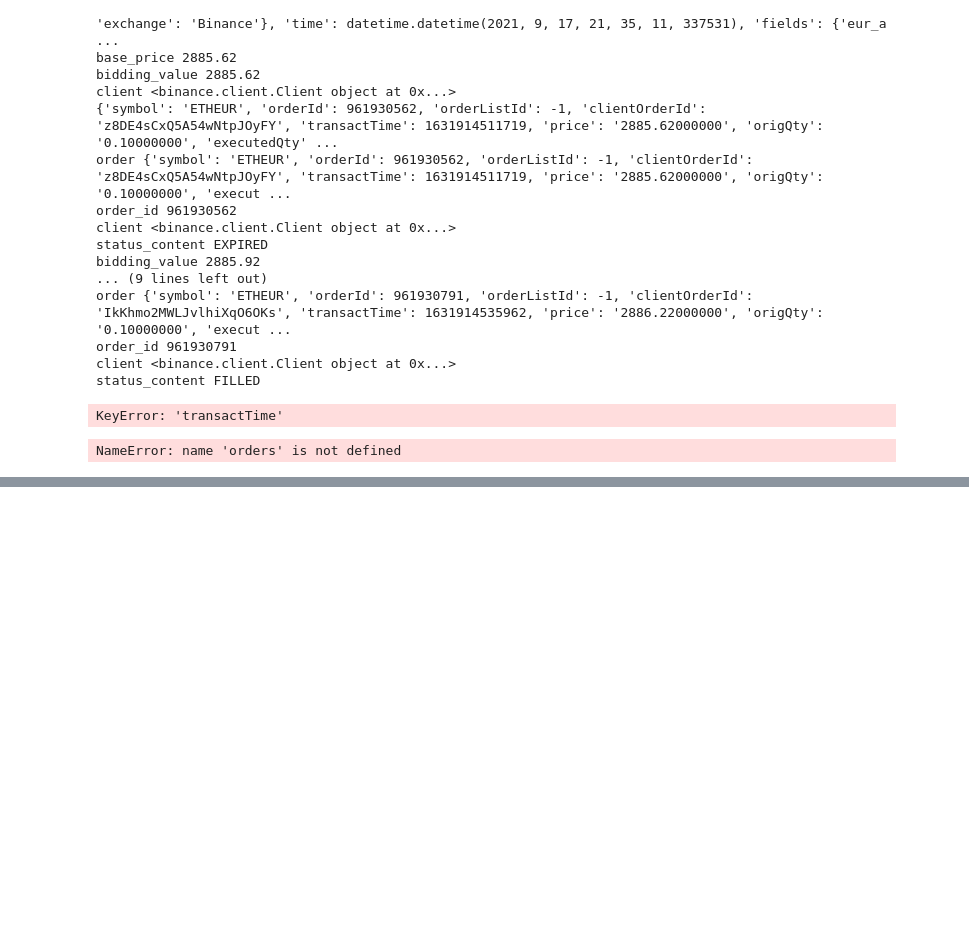
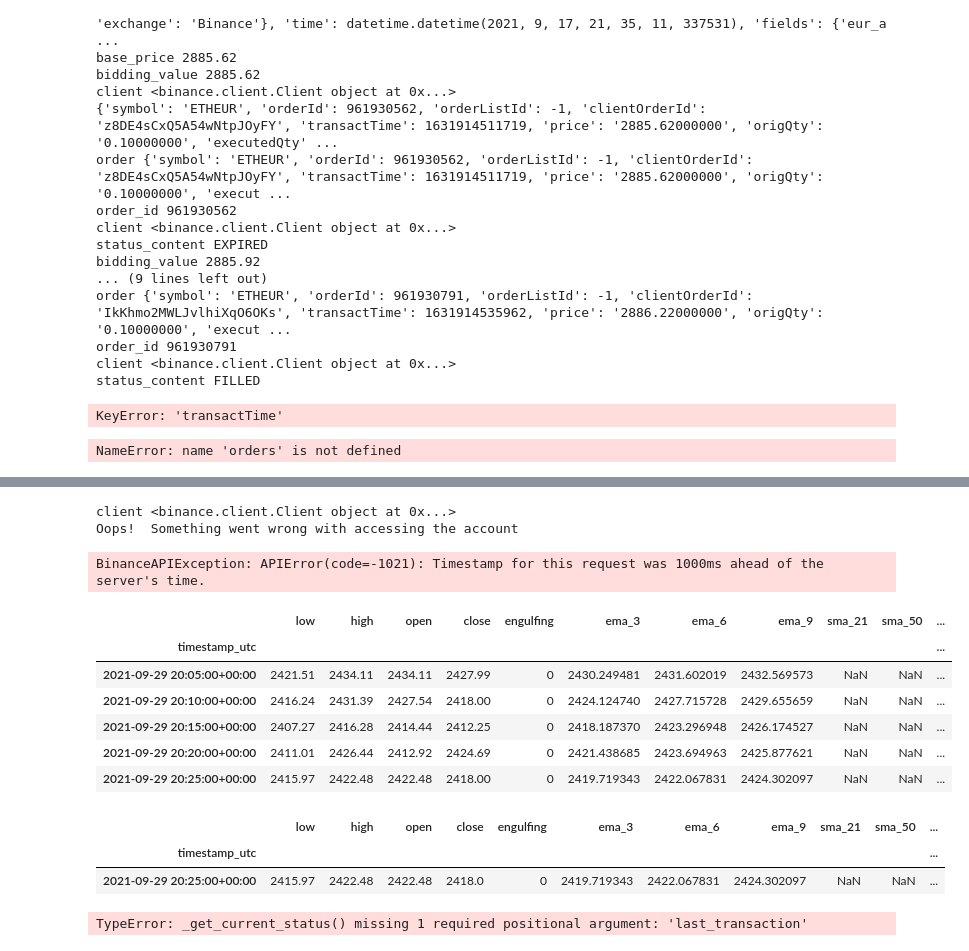
Before and after one commit to raphi1790/robobee, a Jupyter notebook: account/test_notebook.ipynb, the cells around one changed output, grey strips where cells are left out. Saved outputs shown, nothing was run; the diff lists cells and outputs as text; code cells hidden in the pictures; blank space fills up the shorter version.

Commit message:
finish binance_connector

```diff
--- a/account/test_notebook.ipynb
+++ b/account/test_notebook.ipynb
@@ -530,0 +567,31 @@ NameError: name 'orders' is not defined
+# %%
+from strategies import EmaStrategy
+from connectors import BinanceConnector
+
+ema_strategy = EmaStrategy()
+df = ema_strategy._collect_data()
+binance_connector = BinanceConnector()
+# %% [output]
+client <binance.client.Client object at 0x...>
+Oops!  Something went wrong with accessing the account
+BinanceAPIException: APIError(code=-1021): Timestamp for this request was 1000ms ahead of the server's time.
+# %%
+df.tail()
+# %% [output]
+|  | low | high | open | close | engulfing | ema_3 | ema_6 | ema_9 | sma_21 | sma_50 | ... |
+| timestamp_utc |  |  |  |  |  |  |  |  |  |  | ... |
+| 2021-09-29 20:05:00+00:00 | 2421.51 | 2434.11 | 2434.11 | 2427.99 | 0 | 2430.249481 | 2431.602019 | 2432.569573 | NaN | NaN | ... |
+| 2021-09-29 20:10:00+00:00 | 2416.24 | 2431.39 | 2427.54 | 2418.00 | 0 | 2424.124740 | 2427.715728 | 2429.655659 | NaN | NaN | ... |
+| 2021-09-29 20:15:00+00:00 | 2407.27 | 2416.28 | 2414.44 | 2412.25 | 0 | 2418.187370 | 2423.296948 | 2426.174527 | NaN | NaN | ... |
+| 2021-09-29 20:20:00+00:00 | 2411.01 | 2426.44 | 2412.92 | 2424.69 | 0 | 2421.438685 | 2423.694963 | 2425.877621 | NaN | NaN | ... |
+| 2021-09-29 20:25:00+00:00 | 2415.97 | 2422.48 | 2422.48 | 2418.00 | 0 | 2419.719343 | 2422.067831 | 2424.302097 | NaN | NaN | ... |
+# %%
+df[-1:]
+# %% [output]
+|  | low | high | open | close | engulfing | ema_3 | ema_6 | ema_9 | sma_21 | sma_50 | ... |
+| timestamp_utc |  |  |  |  |  |  |  |  |  |  | ... |
+| 2021-09-29 20:25:00+00:00 | 2415.97 | 2422.48 | 2422.48 | 2418.0 | 0 | 2419.719343 | 2422.067831 | 2424.302097 | NaN | NaN | ... |
+# %%
+ema_strategy._get_current_status()
+# %% [output]
+TypeError: _get_current_status() missing 1 required positional argument: 'last_transaction'
```
Also changed, not shown: parts of 2 cells of this notebook, 3 other files.
